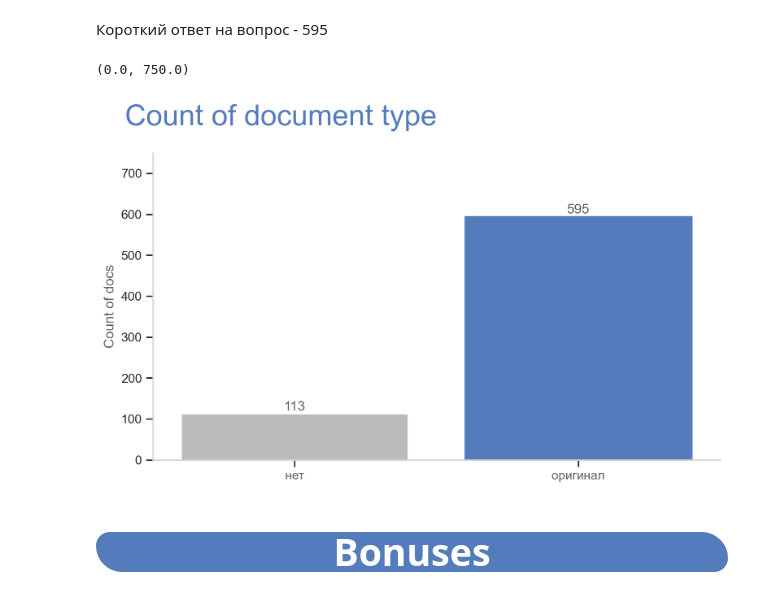
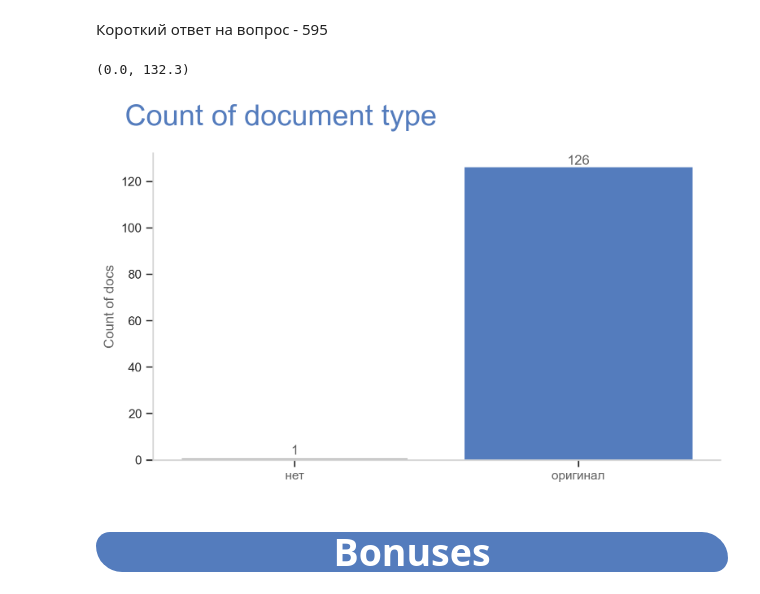
Before and after one commit to vuichka/test-topface, a Jupyter notebook: testovoe.ipynb, the cells around one changed output. Drawn from its saved outputs; the diff is of its cells as text; code cells hidden in the pictures.

```diff
--- a/testovoe.ipynb
+++ b/testovoe.ipynb
@@ -403,29 +403,29 @@ df[df['document'] == 'оригинал']['document'].count()
 # %%
 fig = plt.figure(figsize=(9, 5))
 
-ax = sns.barplot(data=df.groupby('document',
+ax = sns.barplot(data=df[df['dt'] == '2021-06-01'].groupby('document',
                                  as_index=False).agg({'sum': 'count'}),
                  x='document',
                  y='sum',
                  color="#BBBBBB")
 
 ax.patches[1].set_color('#547CBD')
 
 ax.bar_label(ax.containers[0], color='#616161')
 
 plt.suptitle('Count of document type', fontsize=26,\
              x=0.3 ,va='top', color='#547CBD', y=1)
 
 sns.despine()
 ax.spines['left'].set_color('lightgray')
 ax.spines['bottom'].set_color('lightgray')
 plt.xticks(color='#616161')
 plt.xlabel('')
 plt.ylabel('Count of docs', color='#616161')
-plt.ylim(0, 750)
+plt.ylim(0,)
 # %% [output]
-(0.0, 750.0)
+(0.0, 132.3)
-[figure, old version]
+[figure, new version]
 # %% [markdown]
 <h2 style="background: #547CBD;
            font-family: helvetica;font-size:250%;
```
Also changed, not shown: parts of 1 cell of this notebook.
